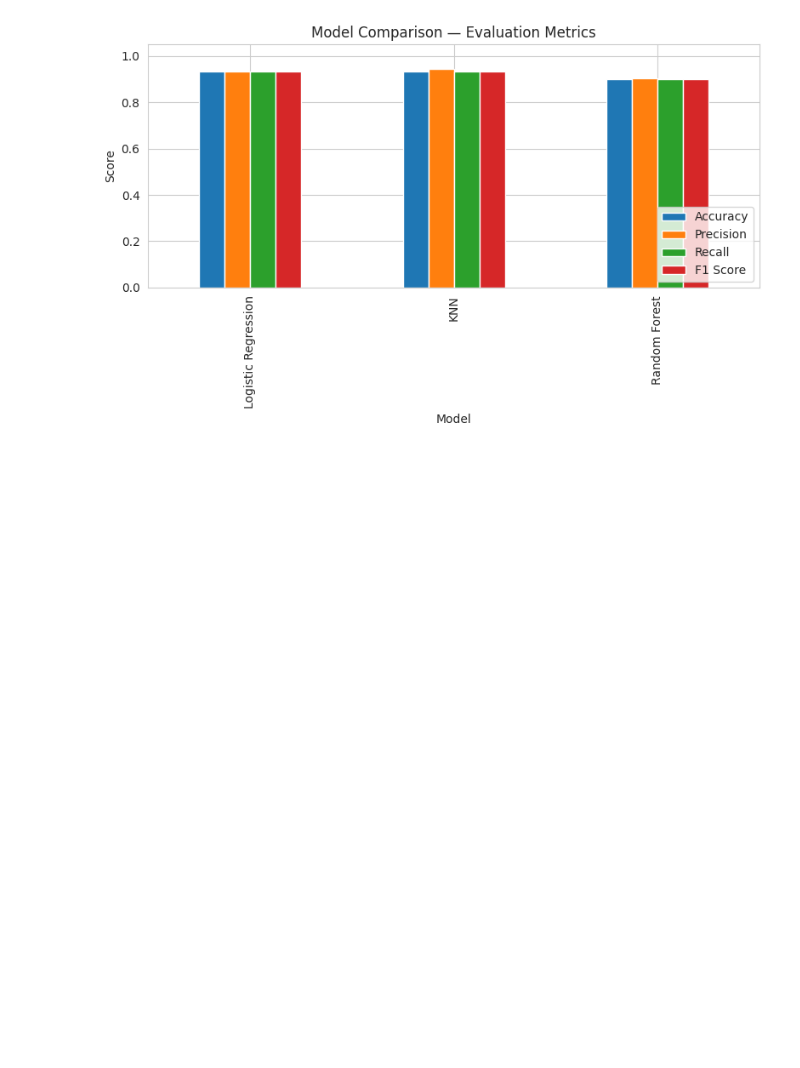
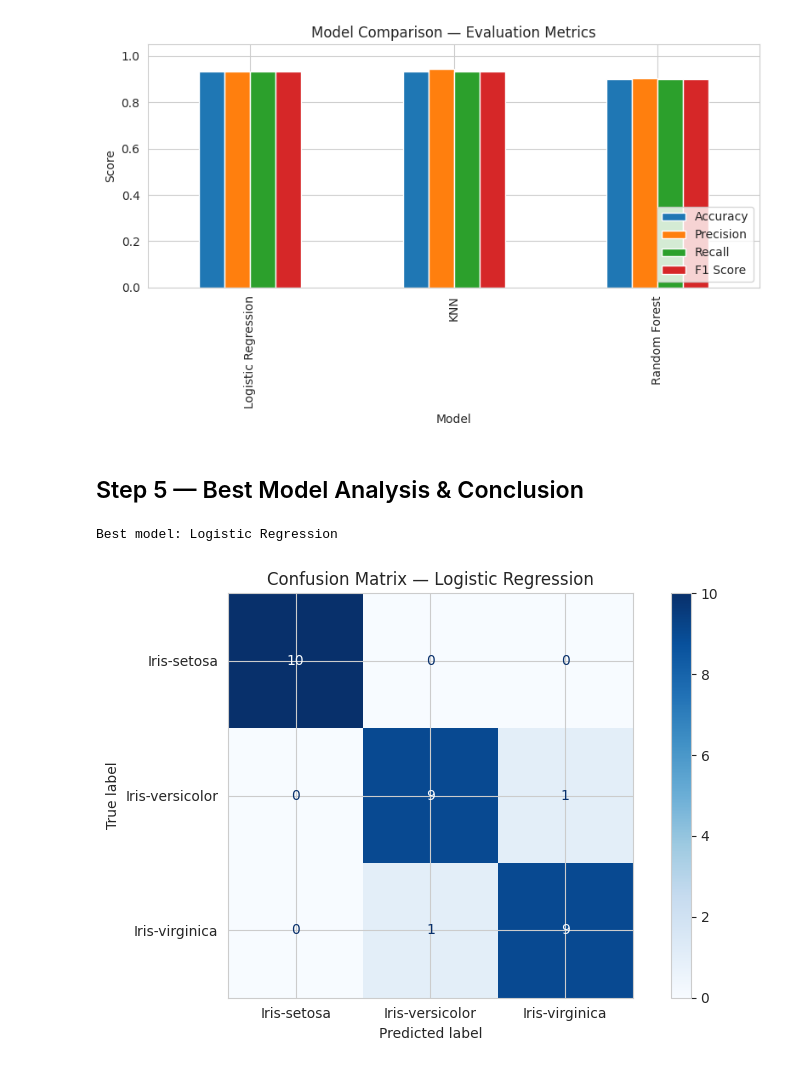
Before and after one commit to prashanth21156/Iris-ML-Project-2, a Jupyter notebook: Iris_ML_Project_2.ipynb, the cells around one changed output. Drawn from its saved outputs; the diff is of its cells as text; code cells hidden in the pictures; blank space fills up the shorter version.

```diff
--- a/Iris_ML_Project_2.ipynb
+++ b/Iris_ML_Project_2.ipynb
@@ -205,3 +205,20 @@ plt.tight_layout()
 plt.show()
 # %% [output]
 [figure]
+# %% [markdown]
+## Step 5 — Best Model Analysis & Conclusion
+# %%
+best_model_name = results_df.iloc[0]["Model"]
+print("Best model:", best_model_name)
+
+best_preds = predictions[best_model_name]
+cm = confusion_matrix(y_test, best_preds)
+
+disp = ConfusionMatrixDisplay(confusion_matrix=cm, display_labels=le.classes_)
+disp.plot(cmap="Blues")
+plt.title(f"Confusion Matrix — {best_model_name}")
+plt.tight_layout()
+plt.show()
+# %% [output]
+Best model: Logistic Regression
+[figure, added]
```
Also changed, not shown: parts of 1 cell of this notebook.
